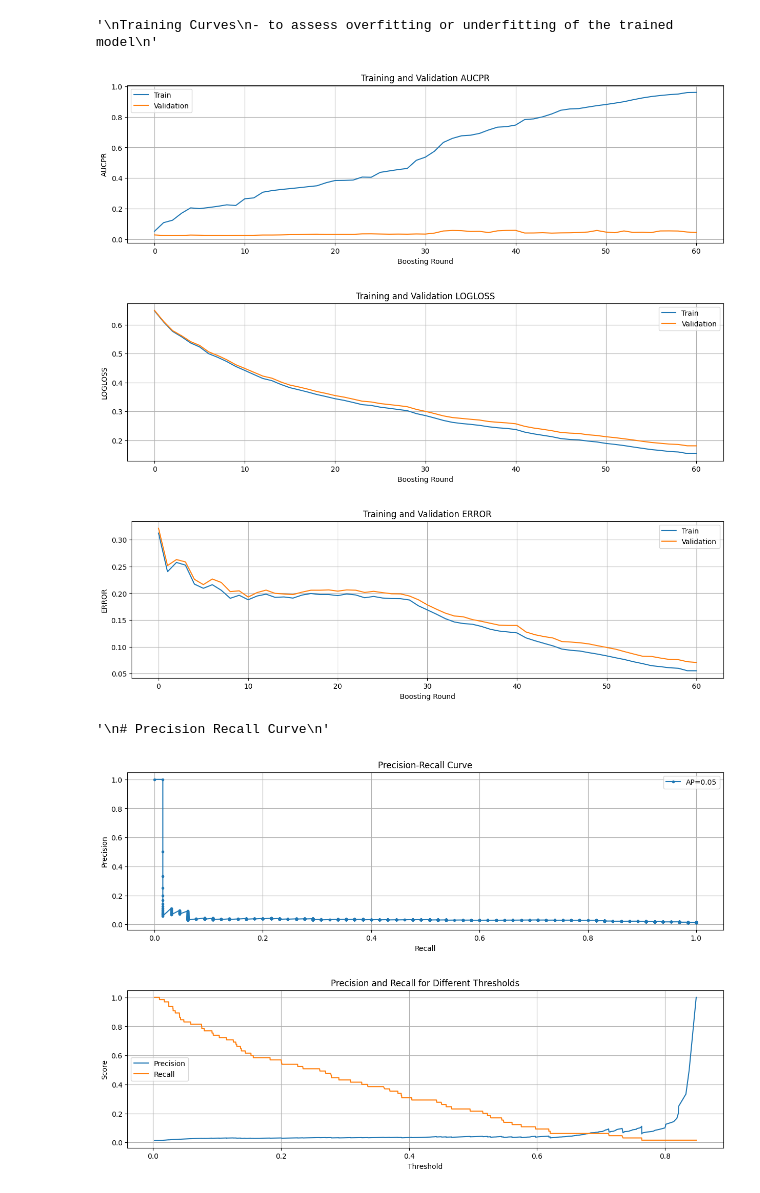
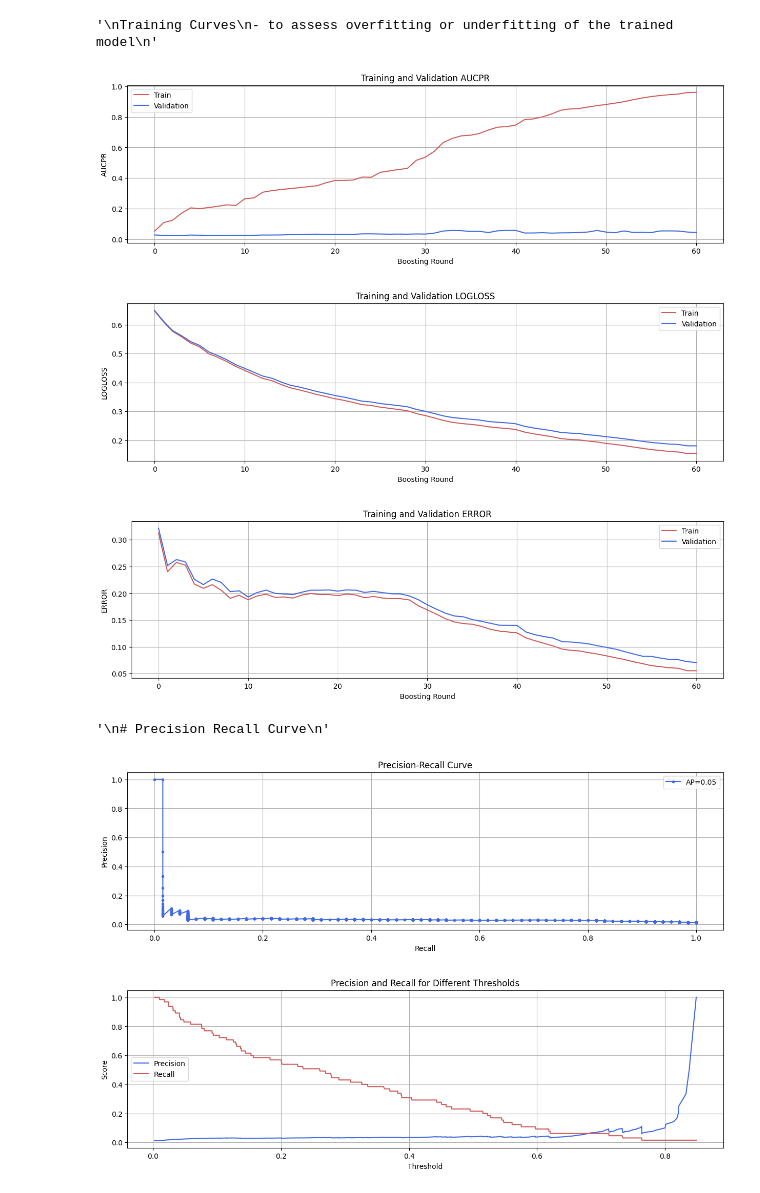
Before and after one commit to PatrickChristoph/udacity_capstone, a Jupyter notebook: src/customer_prediction.ipynb, the cells around one changed output. Saved outputs shown, nothing was run; the diff lists cells and outputs as text; code cells hidden in the pictures.

Commit message:
adjusted plot colors

```diff
--- a/src/customer_prediction.ipynb
+++ b/src/customer_prediction.ipynb
@@ -159,33 +159,32 @@ Training Curves
 """
 # %% [output]
 '\nTraining Curves\n- to assess overfitting or underfitting of the trained model\n'
+# %%
+def plot_metric(evals_result, metric_name):
+    epochs = len(evals_result["train"][metric_name])
+    x_axis = range(0, epochs)
+
+    plt.figure(figsize=(15,4))
+    plt.plot(x_axis, evals_result["train"][metric_name], label="Train", color="indianred")
+    plt.plot(x_axis, evals_result["validation"][metric_name], label="Validation", color="royalblue")
+    plt.xlabel("Boosting Round")
+    plt.ylabel(metric_name.upper())
+    plt.title(f"Training and Validation {metric_name.upper()}")
+    plt.legend()
+    plt.grid()
+    plt.show()
 # %%
-def plot_metric(evals_result, metric_name):
-    epochs = len(evals_result["train"][metric_name])
-    x_axis = range(0, epochs)
-
-    plt.figure(figsize=(15,4))
-    plt.plot(x_axis, evals_result["train"][metric_name], label="Train")
-    plt.plot(x_axis, evals_result["validation"][metric_name], label="Validation")
-    plt.xlabel("Boosting Round")
-    plt.ylabel(metric_name.upper())
-    plt.title(f"Training and Validation {metric_name.upper()}")
-    plt.legend()
-    plt.grid()
-    plt.show()
-
-
 plot_metric(evals_result, "aucpr")
 # %% [output]
-[figure, old version]
+[figure, new version]
 # %%
 plot_metric(evals_result, "logloss")
 # %% [output]
-[figure, old version]
+[figure, new version]
 # %%
 plot_metric(evals_result, "error")
 # %% [output]
-[figure, old version]
+[figure, new version]
 # %%
 """
 # Precision Recall Curve
@@ -208,7 +207,7 @@ precision, recall, thresholds = precision_recall_curve(y_test, y_scores)
 ap_score = average_precision_score(y_test, y_scores)
 # %%
 plt.figure(figsize=(15,4))
-plt.plot(recall, precision, marker=".", label=f"AP={ap_score:.2f}")
+plt.plot(recall, precision, marker=".", label=f"AP={ap_score:.2f}", color="royalblue")
 plt.xlabel("Recall")
 plt.ylabel("Precision")
 plt.title("Precision-Recall Curve")
@@ -216,11 +215,11 @@ plt.legend()
 plt.grid()
 plt.show()
 # %% [output]
-[figure, old version]
+[figure, new version]
 # %%
 plt.figure(figsize=(15,4))
-plt.plot(thresholds, precision[:-1], label="Precision")
-plt.plot(thresholds, recall[:-1], label="Recall")
+plt.plot(thresholds, precision[:-1], label="Precision", color="royalblue")
+plt.plot(thresholds, recall[:-1], label="Recall", color="indianred")
 plt.xlabel("Threshold")
 plt.ylabel("Score")
 plt.title("Precision and Recall for Different Thresholds")
@@ -228,4 +227,4 @@ plt.legend()
 plt.grid()
 plt.show()
 # %% [output]
-[figure, old version]
+[figure, new version]
```
Also changed, not shown: parts of 1 cell of this notebook.
